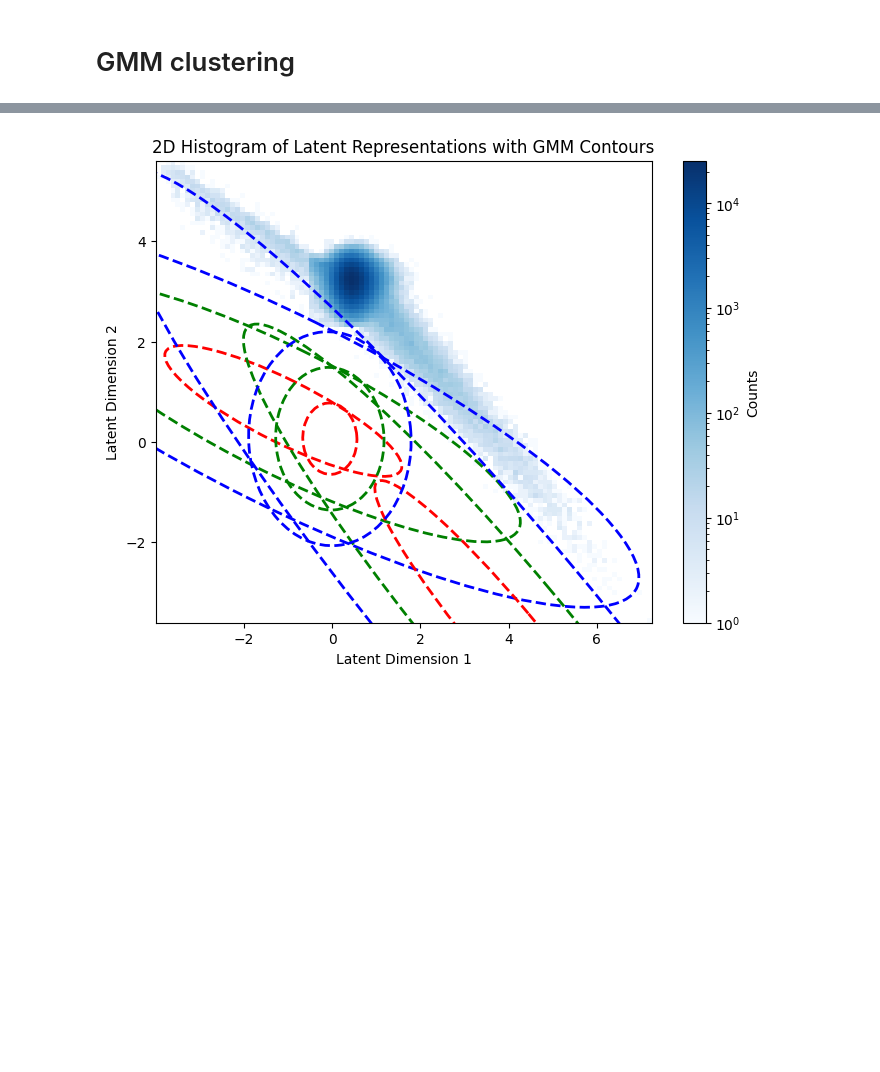
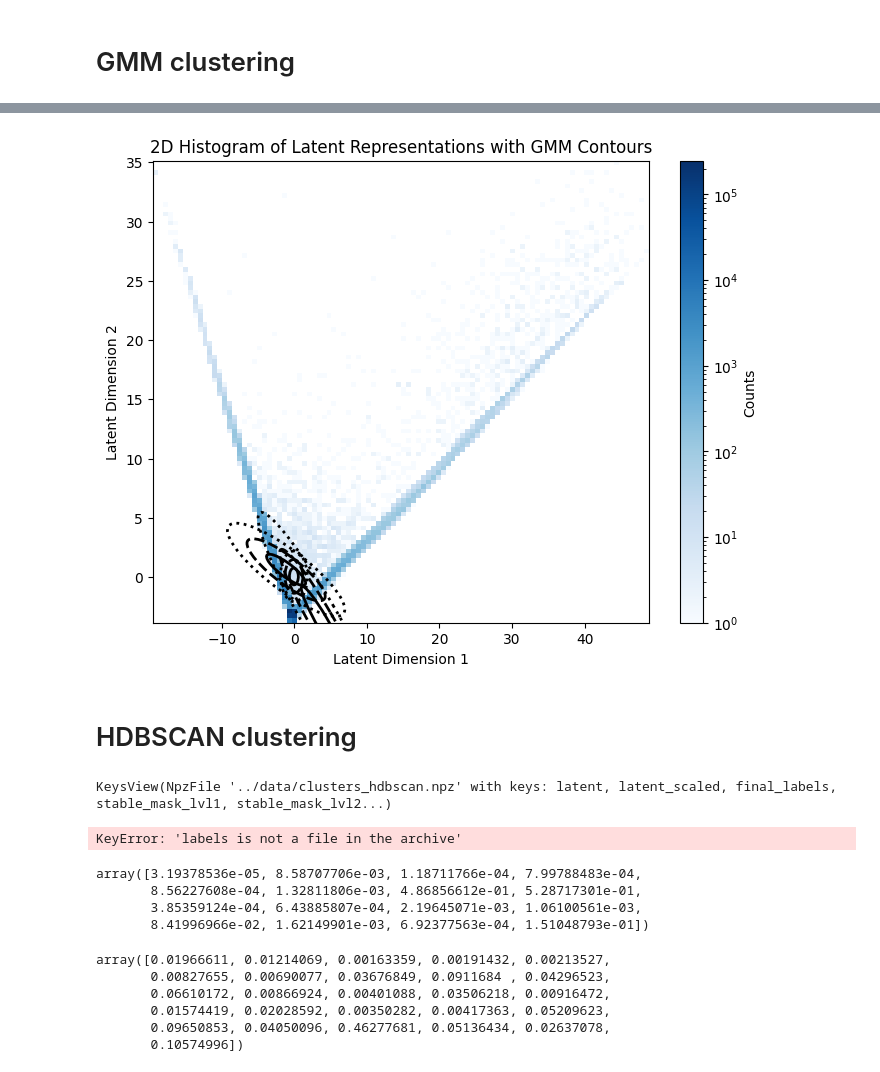
Before and after one commit to misong2002/Reprot_DataMining_2025A_Mingzhuo, a Jupyter notebook: note/read_physics_data.ipynb, the cells around one changed output, grey strips where cells are left out. Cells and saved outputs as stored; diff of their text form; code cells hidden in the pictures; blank space fills up the shorter version.

Commit message:
add hierachy clustering

```diff
--- a/note/read_physics_data.ipynb
+++ b/note/read_physics_data.ipynb
@@ -98,12 +79,0 @@ plt.show()
-# %%
-#3d scatter plot
-
-from mpl_toolkits.mplot3d import Axes3D
-fig = plt.figure(figsize=(10, 8))
-ax = fig.add_subplot(111, projection='3d')
-ax.scatter(z1, z2, z3, c='purple', alpha=0.5, s=1)
-ax.set_xlabel('Latent Dimension 1')
-ax.set_ylabel('Latent Dimension 2')
-ax.set_zlabel('Latent Dimension 3')
-ax.set_title('3D Scatter Plot of Latent Representations')
-plt.show()
@@ -148,32 +130,60 @@ Weights: [0.02120907 0.01849497 0.960296  ]
 # %%
 #画z1,z2的等高线，并标出椭圆
 import numpy as np
 import matplotlib.pyplot as plt
 from matplotlib.patches import Ellipse
 
-means=means[:, 0:2]
-covariances=covariances[:, 0:2, 0:2]
+means_12=means[:, 0:2]
+
+covariances_12=covariances[:, 0:2, 0:2]
 def plot_gmm_contours(means, covariances, ax):
     for mean, cov in zip(means, covariances):
         vals, vecs = np.linalg.eigh(cov)
         order = vals.argsort()[::-1]
         vals = vals[order]
         vecs = vecs[:, order]
         angle = np.degrees(np.arctan2(*vecs[:, 0][::-1]))
-        colorlist=['red','green','blue','orange','purple']
+        lslist=['-', '--', ':']
         for n_std in range(1, 4):
             width, height = 2 * n_std * np.sqrt(vals)
-            ellip = Ellipse(xy=mean, width=width, height=height, angle=angle, edgecolor=colorlist[n_std-1], fc='None', lw=2, ls='--')
+            ellip = Ellipse(xy=mean, width=width, height=height, angle=angle, edgecolor='black', fc='None', lw=2, ls=lslist[n_std-1],linewidth=0.1)
             ax.add_patch(ellip)
 plt.figure(figsize=(8, 6))
 from matplotlib.colors import LogNorm
-plt.hist2d(z1, z2, bins=100, cmap='Blues',norm=LogNorm())
+plt.hist2d(z1-0.5, z2-3, bins=100, cmap='Blues',norm=LogNorm())
 plt.colorbar(label='Counts')
 plt.xlabel('Latent Dimension 1')
 plt.ylabel('Latent Dimension 2')
 plt.title('2D Histogram of Latent Representations with GMM Contours')
 ax = plt.gca()
-plot_gmm_contours(means, covariances, ax)
+plot_gmm_contours(means_12, covariances_12, ax)
 plt.show()
 # %% [output]
-[figure, old version]
+[figure, new version]
+# %% [markdown]
+# HDBSCAN clustering
+# %%
+hdb_data=np.load("../data/clusters_hdbscan.npz")
+hdb_data.keys()
+# %% [output]
+KeysView(NpzFile '../data/clusters_hdbscan.npz' with keys: latent, latent_scaled, final_labels, stable_mask_lvl1, stable_mask_lvl2...)
+# %%
+hdb_data['labels'].max()
+# %% [output]
+KeyError: 'labels is not a file in the archive'
+# %%
+hdb_data["cluster_persistence"]
+# %% [output]
+array([3.19378536e-05, 8.58707706e-03, 1.18711766e-04, 7.99788483e-04,
+       8.56227608e-04, 1.32811806e-03, 4.86856612e-01, 5.28717301e-01,
+       3.85359124e-04, 6.43885807e-04, 2.19645071e-03, 1.06100561e-03,
+       8.41996966e-02, 1.62149901e-03, 6.92377563e-04, 1.51048793e-01])
+# %%
+hdb_data["cluster_persistence_sub"]
+# %% [output]
+array([0.01966611, 0.01214069, 0.00163359, 0.00191432, 0.00213527,
+       0.00827655, 0.00690077, 0.03676849, 0.0911684 , 0.04296523,
+       0.06610172, 0.00866924, 0.00401088, 0.03506218, 0.00916472,
+       0.01574419, 0.02028592, 0.00350282, 0.00417363, 0.05209623,
+       0.09650853, 0.04050096, 0.46277681, 0.05136434, 0.02637078,
+       0.10574996])
```
Also changed, not shown: parts of 33 cells of this notebook, 4 other files.
